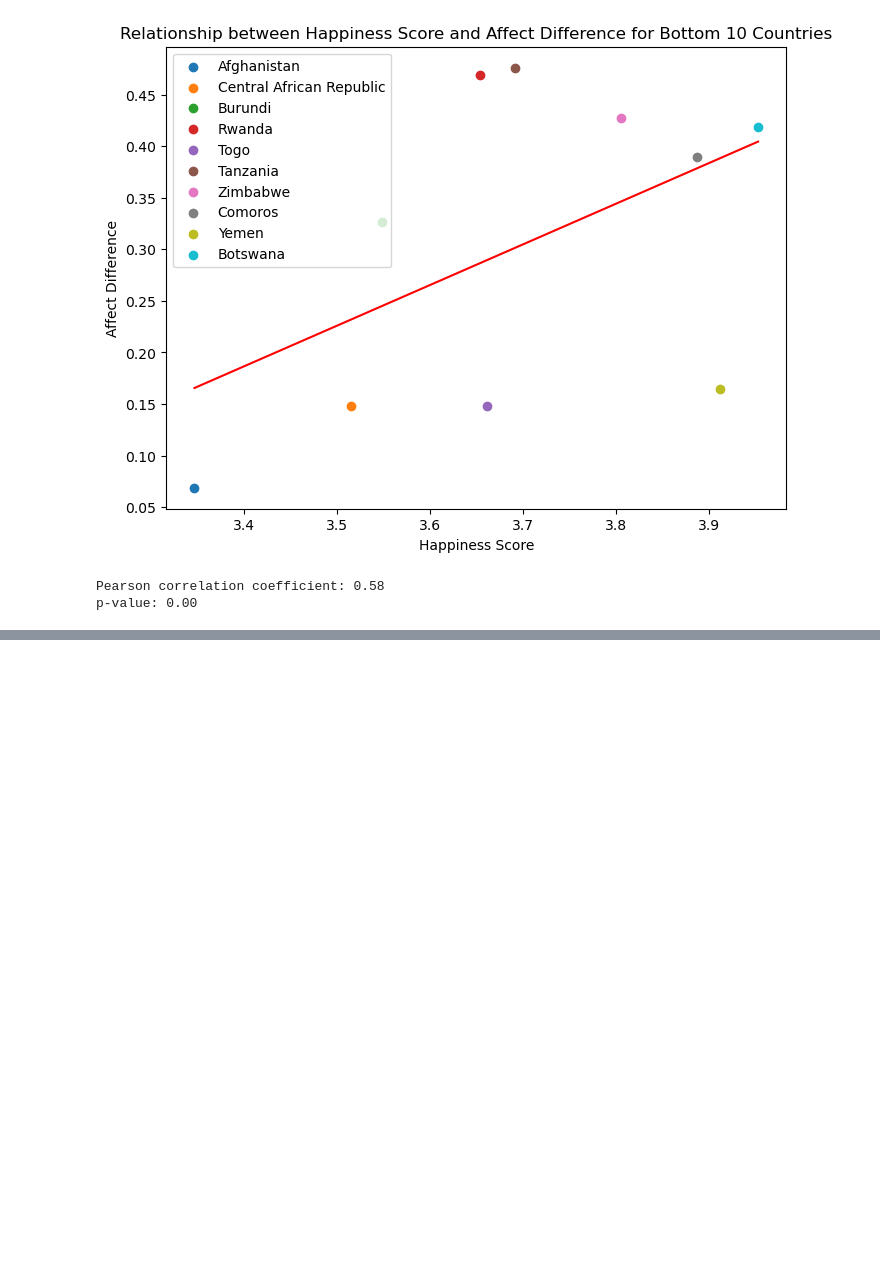
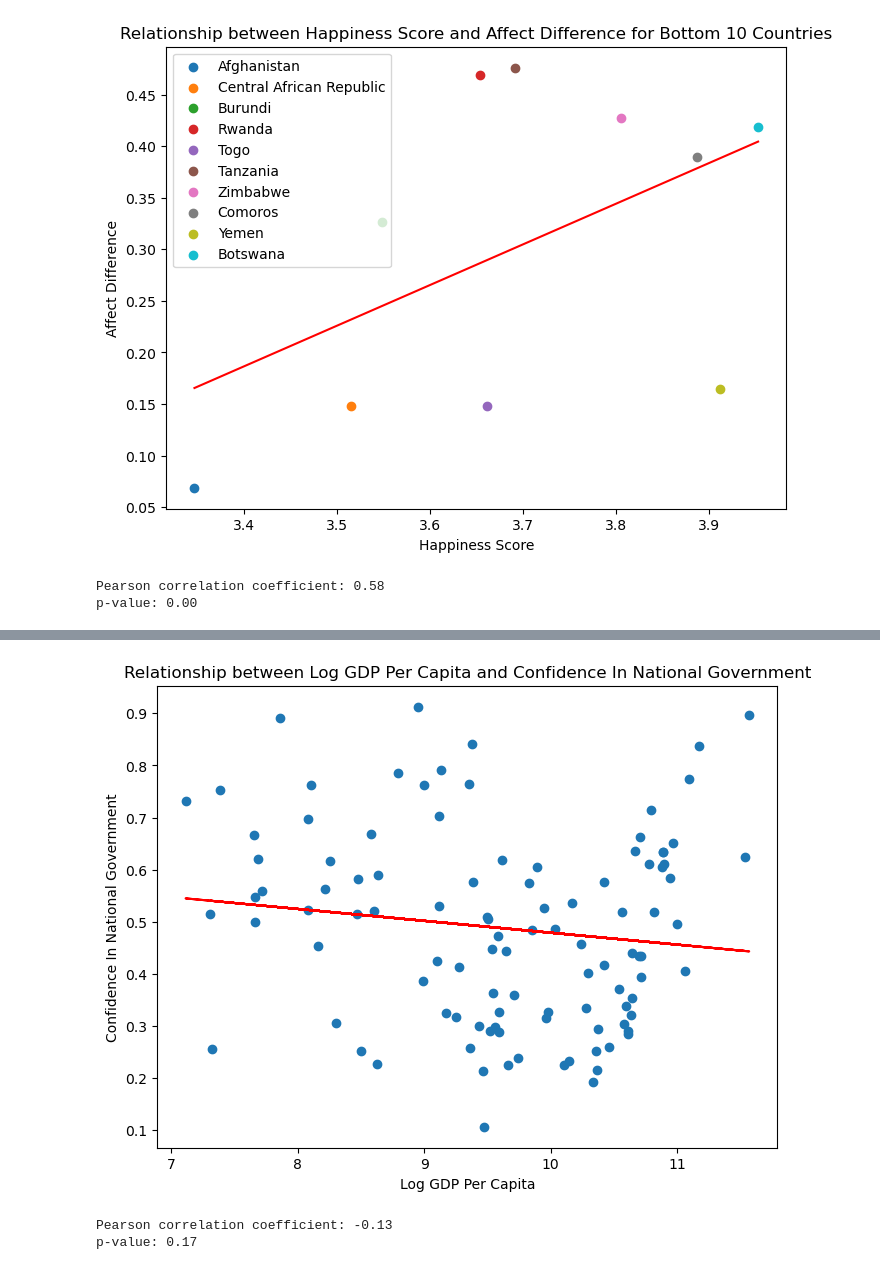
Before and after one commit to amylovesdogs/Group7Project1, a Jupyter notebook: happiness.ipynb, the cells around one changed output, grey strips where cells are left out. Cells and saved outputs as stored; diff of their text form; code cells hidden in the pictures; blank space fills up the shorter version.

```diff
--- a/happiness.ipynb
+++ b/happiness.ipynb
@@ -411,3 +411,7 @@ print(f"p-value: {p_value:.2f}")
 # %% [output]
 Pearson correlation coefficient: 0.58
 p-value: 0.00
+# %%
+# after running for 2022, realized there is NO DATA FOR 2022 . . . so using 2021
+# Extract the desired columns from happiness_df
+gdpconf_df = worldHappinessData.loc[worldHappinessData["Year"] == 2021,["Country Name","Log GDP Per Capita","Confidence In National Government"]]
@@ -413,0 +427,4 @@ p-value: 0.00
+# %%
+#need to remove the NaNs
+gdpconf_final_df = gdpconf_df.dropna()
+gdpconf_final_df
@@ -413,0 +445,24 @@ p-value: 0.00
+# %%
+# Create a scatter plot to show the relationship between Log GDP Per Capita and Confidence in National Gov for all countries
+plt.figure(figsize=(8, 6))
+plt.scatter(gdpconf_final_df['Log GDP Per Capita'], gdpconf_final_df['Confidence In National Government'])
+plt.xlabel('Log GDP Per Capita')
+plt.ylabel('Confidence In National Government')
+plt.title('Relationship between Log GDP Per Capita and Confidence In National Government')
+# Perform linear regression on all data points
+X = np.array(gdpconf_final_df['Log GDP Per Capita']).reshape((-1, 1))
+y = np.array(gdpconf_final_df['Confidence In National Government'])
+model = LinearRegression().fit(X, y)
+y_pred = model.predict(X)
+plt.plot(X, y_pred, color='red')
+plt.show()
+# %% [output]
+[figure, added]
+# %%
+corr_coeff, p_value = pearsonr(gdpconf_final_df['Log GDP Per Capita'], gdpconf_final_df['Confidence In National Government'])
+
+print(f"Pearson correlation coefficient: {corr_coeff:.2f}")
+print(f"p-value: {p_value:.2f}")
+# %% [output]
+Pearson correlation coefficient: -0.13
+p-value: 0.17
```
Also changed, not shown: parts of 2 cells of this notebook.
